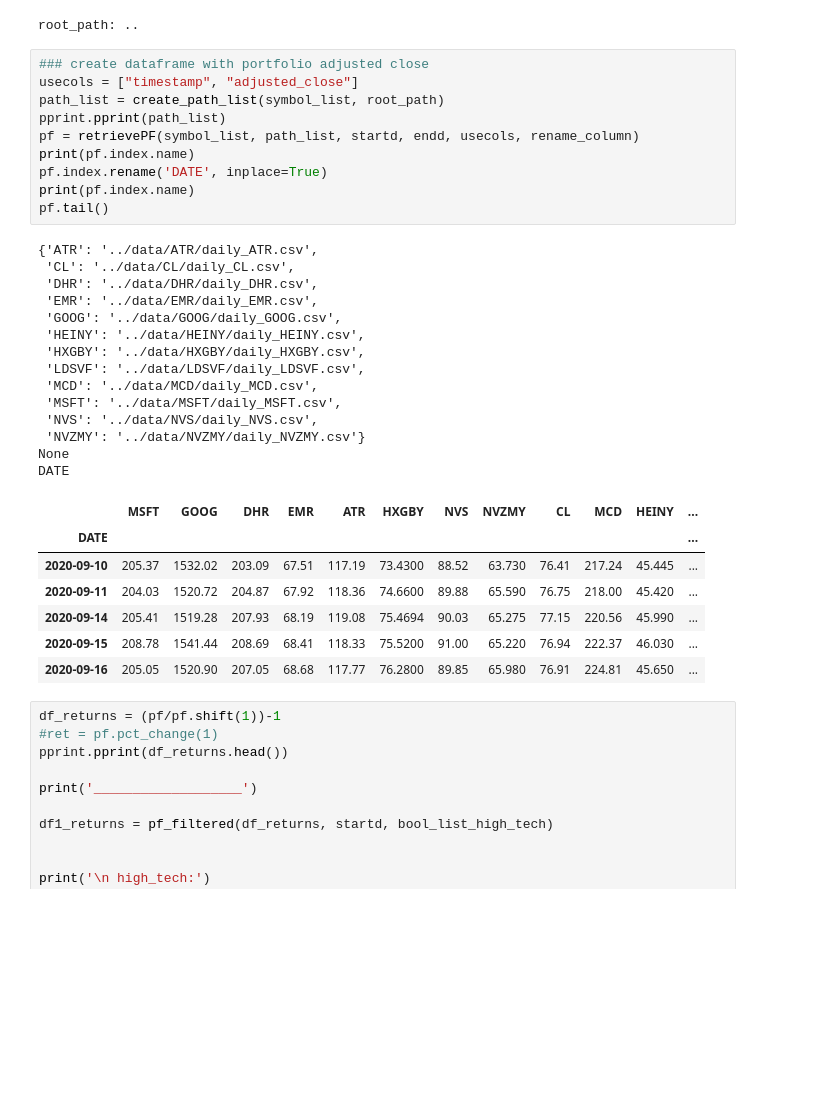
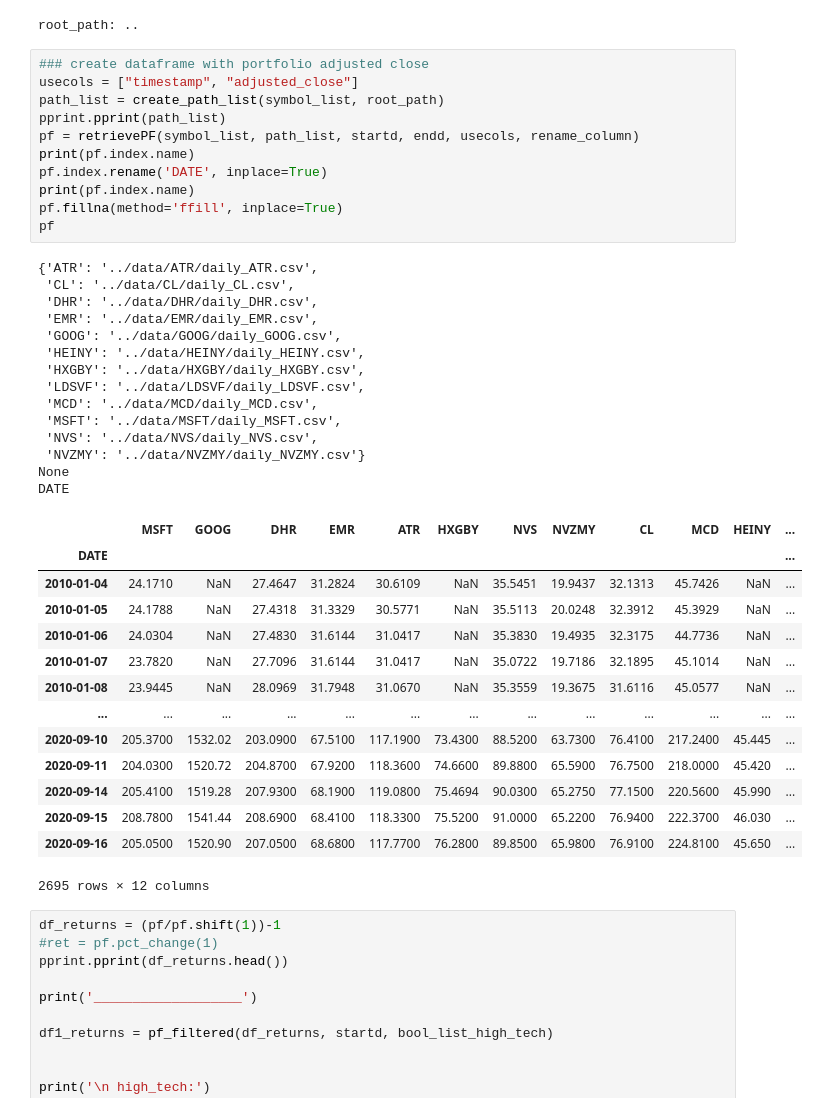
Before and after one commit to sven227/alphapp, a Jupyter notebook: stocks_pf_optimization.ipynb, the cells around one changed output. Drawn from its saved outputs; the diff is of its cells as text; blank space fills up the shorter version.

```diff
--- a/stocks_pf_optimization.ipynb
+++ b/stocks_pf_optimization.ipynb
@@ -230,35 +230,43 @@ root_path: ..
 # %%
 ### create dataframe with portfolio adjusted close
 usecols = ["timestamp", "adjusted_close"]
 path_list = create_path_list(symbol_list, root_path)
 pprint.pprint(path_list)
 pf = retrievePF(symbol_list, path_list, startd, endd, usecols, rename_column)
 print(pf.index.name)
 pf.index.rename('DATE', inplace=True)
 print(pf.index.name)
-pf.tail()
+pf.fillna(method='ffill', inplace=True)
+pf
 # %% [output]
 {'ATR': '../data/ATR/daily_ATR.csv',
  'CL': '../data/CL/daily_CL.csv',
  'DHR': '../data/DHR/daily_DHR.csv',
  'EMR': '../data/EMR/daily_EMR.csv',
  'GOOG': '../data/GOOG/daily_GOOG.csv',
  'HEINY': '../data/HEINY/daily_HEINY.csv',
  'HXGBY': '../data/HXGBY/daily_HXGBY.csv',
  'LDSVF': '../data/LDSVF/daily_LDSVF.csv',
  'MCD': '../data/MCD/daily_MCD.csv',
  'MSFT': '../data/MSFT/daily_MSFT.csv',
  'NVS': '../data/NVS/daily_NVS.csv',
  'NVZMY': '../data/NVZMY/daily_NVZMY.csv'}
 None
 DATE
 |  | MSFT | GOOG | DHR | EMR | ATR | HXGBY | NVS | NVZMY | CL | MCD | HEINY | ... |
 | DATE |  |  |  |  |  |  |  |  |  |  |  | ... |
-| 2020-09-10 | 205.37 | 1532.02 | 203.09 | 67.51 | 117.19 | 73.4300 | 88.52 | 63.730 | 76.41 | 217.24 | 45.445 | ... |
-| 2020-09-11 | 204.03 | 1520.72 | 204.87 | 67.92 | 118.36 | 74.6600 | 89.88 | 65.590 | 76.75 | 218.00 | 45.420 | ... |
-| 2020-09-14 | 205.41 | 1519.28 | 207.93 | 68.19 | 119.08 | 75.4694 | 90.03 | 65.275 | 77.15 | 220.56 | 45.990 | ... |
-| 2020-09-15 | 208.78 | 1541.44 | 208.69 | 68.41 | 118.33 | 75.5200 | 91.00 | 65.220 | 76.94 | 222.37 | 46.030 | ... |
-| 2020-09-16 | 205.05 | 1520.90 | 207.05 | 68.68 | 117.77 | 76.2800 | 89.85 | 65.980 | 76.91 | 224.81 | 45.650 | ... |
+| 2010-01-04 | 24.1710 | NaN | 27.4647 | 31.2824 | 30.6109 | NaN | 35.5451 | 19.9437 | 32.1313 | 45.7426 | NaN | ... |
+| 2010-01-05 | 24.1788 | NaN | 27.4318 | 31.3329 | 30.5771 | NaN | 35.5113 | 20.0248 | 32.3912 | 45.3929 | NaN | ... |
+| 2010-01-06 | 24.0304 | NaN | 27.4830 | 31.6144 | 31.0417 | NaN | 35.3830 | 19.4935 | 32.3175 | 44.7736 | NaN | ... |
+| 2010-01-07 | 23.7820 | NaN | 27.7096 | 31.6144 | 31.0417 | NaN | 35.0722 | 19.7186 | 32.1895 | 45.1014 | NaN | ... |
+| 2010-01-08 | 23.9445 | NaN | 28.0969 | 31.7948 | 31.0670 | NaN | 35.3559 | 19.3675 | 31.6116 | 45.0577 | NaN | ... |
+| ... | ... | ... | ... | ... | ... | ... | ... | ... | ... | ... | ... | ... |
+| 2020-09-10 | 205.3700 | 1532.02 | 203.0900 | 67.5100 | 117.1900 | 73.4300 | 88.5200 | 63.7300 | 76.4100 | 217.2400 | 45.445 | ... |
+| 2020-09-11 | 204.0300 | 1520.72 | 204.8700 | 67.9200 | 118.3600 | 74.6600 | 89.8800 | 65.5900 | 76.7500 | 218.0000 | 45.420 | ... |
+| 2020-09-14 | 205.4100 | 1519.28 | 207.9300 | 68.1900 | 119.0800 | 75.4694 | 90.0300 | 65.2750 | 77.1500 | 220.5600 | 45.990 | ... |
+| 2020-09-15 | 208.7800 | 1541.44 | 208.6900 | 68.4100 | 118.3300 | 75.5200 | 91.0000 | 65.2200 | 76.9400 | 222.3700 | 46.030 | ... |
+| 2020-09-16 | 205.0500 | 1520.90 | 207.0500 | 68.6800 | 117.7700 | 76.2800 | 89.8500 | 65.9800 | 76.9100 | 224.8100 | 45.650 | ... |
+2695 rows × 12 columns
 # %%
 df_returns = (pf/pf.shift(1))-1
 #ret = pf.pct_change(1)
```
Also changed, not shown: parts of 15 cells of this notebook, 3 other files.
